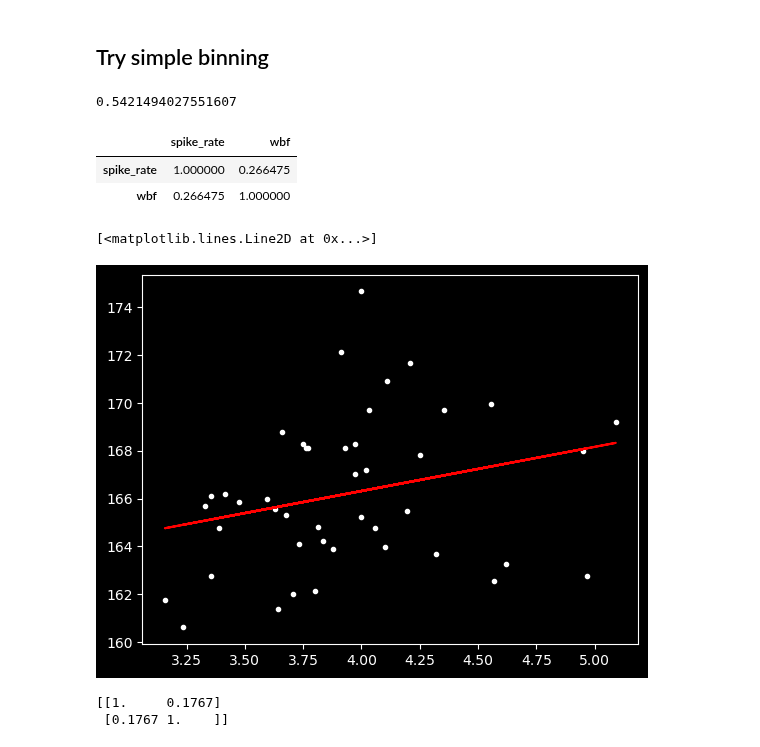
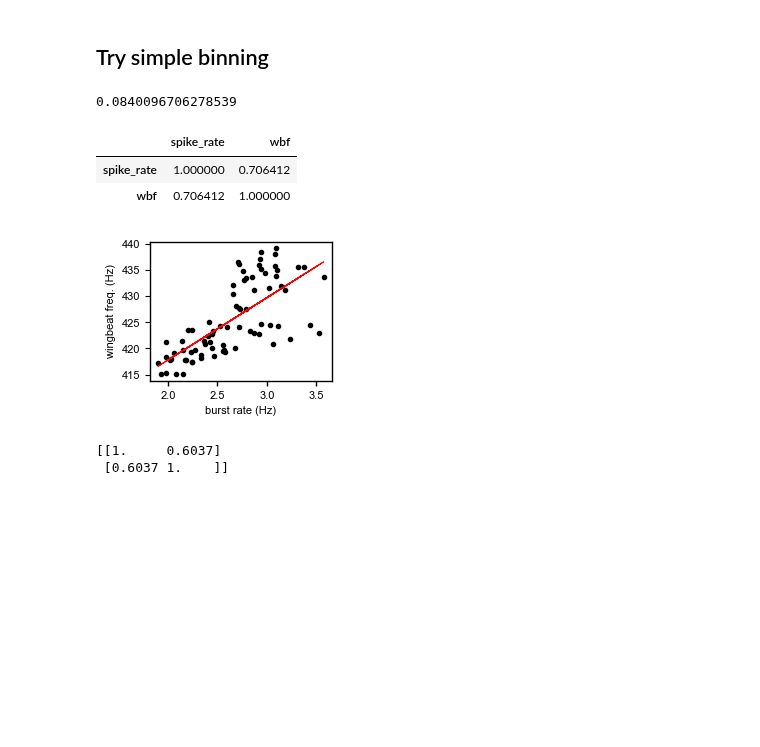
Before and after one commit to samcwhitehead/mosquito, a Jupyter notebook: scratch/wbf_vs_spike_rate.ipynb, the cells around one changed output. Saved outputs shown, nothing was run; the diff lists cells and outputs as text; code cells hidden in the pictures; blank space fills up the shorter version.

```diff
--- a/scratch/wbf_vs_spike_rate.ipynb
+++ b/scratch/wbf_vs_spike_rate.ipynb
@@ -20,7 +20,7 @@ from mosquito.process_abf import load_processed_data
 # %% [markdown]
 ## Params
 # %%
-# plotting preferences
-plt.style.use('dark_background')
-plt.rc('axes', titlesize=18)     # fontsize of the axes title
-plt.rc('axes', labelsize=16)    # fontsize of the x and y labels
+# # plotting preferences
+# plt.style.use('dark_background')
+# plt.rc('axes', titlesize=18)     # fontsize of the axes title
+# plt.rc('axes', labelsize=16)    # fontsize of the x and y labels
@@ -28,8 +64,8 @@ plt.rc('axes', labelsize=16)    # fontsize of the x and y labels
 ## Load data
 # %%
 # look at example data set first
-data_folder = '31_20240611'  # '29_20240530'  # '28_20240529'
-axo_num = 6  # 0  # 7  # 8
+data_folder = '26_20240524'  # '29_20240530'  # '28_20240529'
+axo_num = 1  # 0  # 7  # 8
 
 data = load_processed_data(data_folder, axo_num)
 # %%
@@ -98,9 +134,15 @@ bin_edges = np.arange(0, wbf.size, bin_width)
 bin_idx = np.digitize(np.arange(wbf.size), bin_edges)
 # %%
 # collect data in bins (use pandas)
+try:
+    spike_rate_in = np.roll(spike_rate, lags[np.argmax(corr)])
+    spike_rate_in = spike_rate_in[flying_idx]
+except:
+    spike_rate_in = spike_rate[flying_idx]
+
 d = {'time': t[flying_idx],
      'wbf': wbf[flying_idx],
-     'spike_rate': spike_rate[flying_idx],
+     'spike_rate': spike_rate_in,
      'bin_idx': bin_idx[flying_idx]}
 df = pd.DataFrame(data=d)
 
@@ -112,28 +154,33 @@ m,b = np.polyfit(df_binned['spike_rate'][1:-1],  df_binned['wbf'][1:-1], 1)
 # %%
 1/m
 # %% [output]
-0.5421494027551607
+0.0840096706278539
 # %%
 # correlation coefficient
 df_binned[['spike_rate', 'wbf']][1:-1].corr()
 # %% [output]
 |  | spike_rate | wbf |
-| spike_rate | 1.000000 | 0.266475 |
-| wbf | 0.266475 | 1.000000 |
+| spike_rate | 1.000000 | 0.706412 |
+| wbf | 0.706412 | 1.000000 |
 # %%
 # plot binned results
-fig, ax = plt.subplots()
+fig, ax = plt.subplots(figsize=(2.5,2))
 
-ax.plot(df_binned['spike_rate'][1:-1], df_binned['wbf'][1:-1], 'w.') # , 'w.', ms=1, alpha=0.4)
-ax.plot(df_binned['spike_rate'][1:-1], m*df_binned['spike_rate'][1:-1] + b, 'r-')
+ax.plot(df_binned['spike_rate'][1:-1], df_binned['wbf'][1:-1], 'k.') # , 'w.', ms=1, alpha=0.4)
+ax.plot(df_binned['spike_rate'][1:-1], m*df_binned['spike_rate'][1:-1] + b, 'r-', lw=0.75)
+
+ax.set_xlabel('burst rate (Hz)')
+ax.set_ylabel('wingbeat freq. (Hz)')
+
+fig.tight_layout()
+fig.savefig('expr26_axo0001_wbf_vs_burst_rate.png')
 # %% [output]
-[<matplotlib.lines.Line2D at 0x...>]
-[figure, old version]
+[figure, new version]
 # %%
 print(np.corrcoef(spike_rate, wbf))
 # %% [output]
-[[1.     0.1767]
- [0.1767 1.    ]]
+[[1.     0.6037]
+ [0.6037 1.    ]]
 # %%
 # try cross correlation
 #x_tmp = np.linspace(0, 100, 1000)
```
Also changed, not shown: parts of 7 cells of this notebook, 10 other files.
